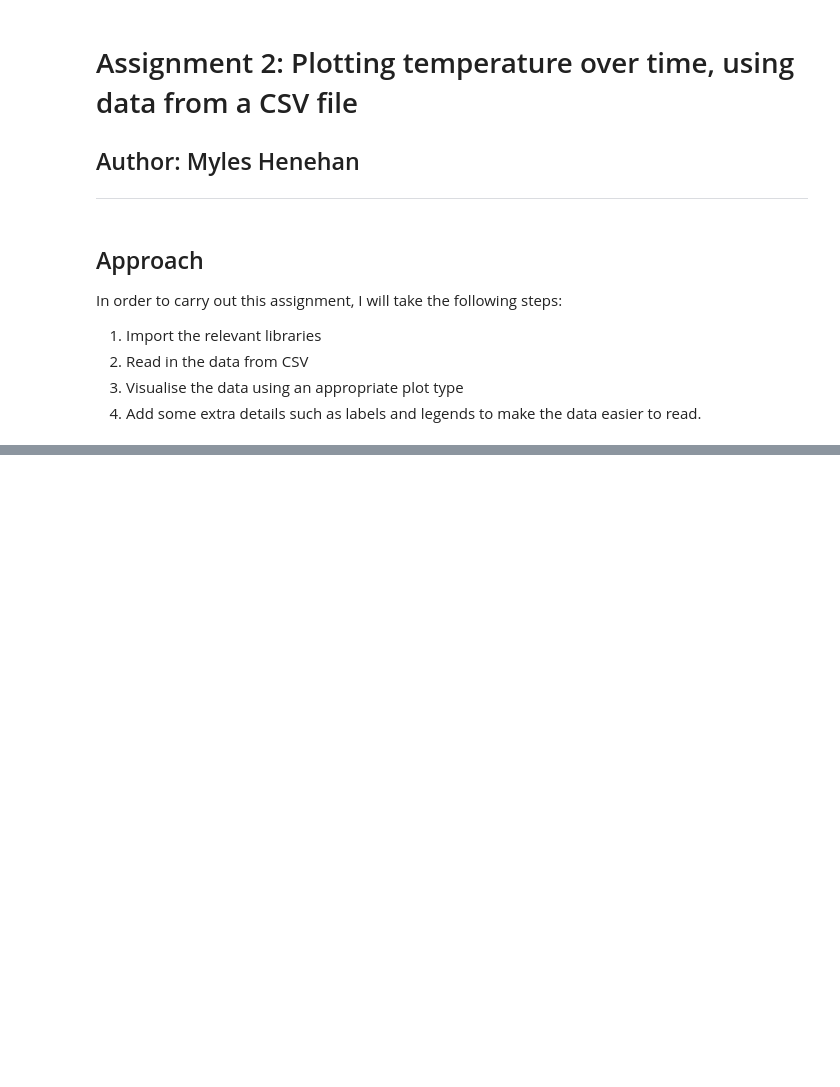
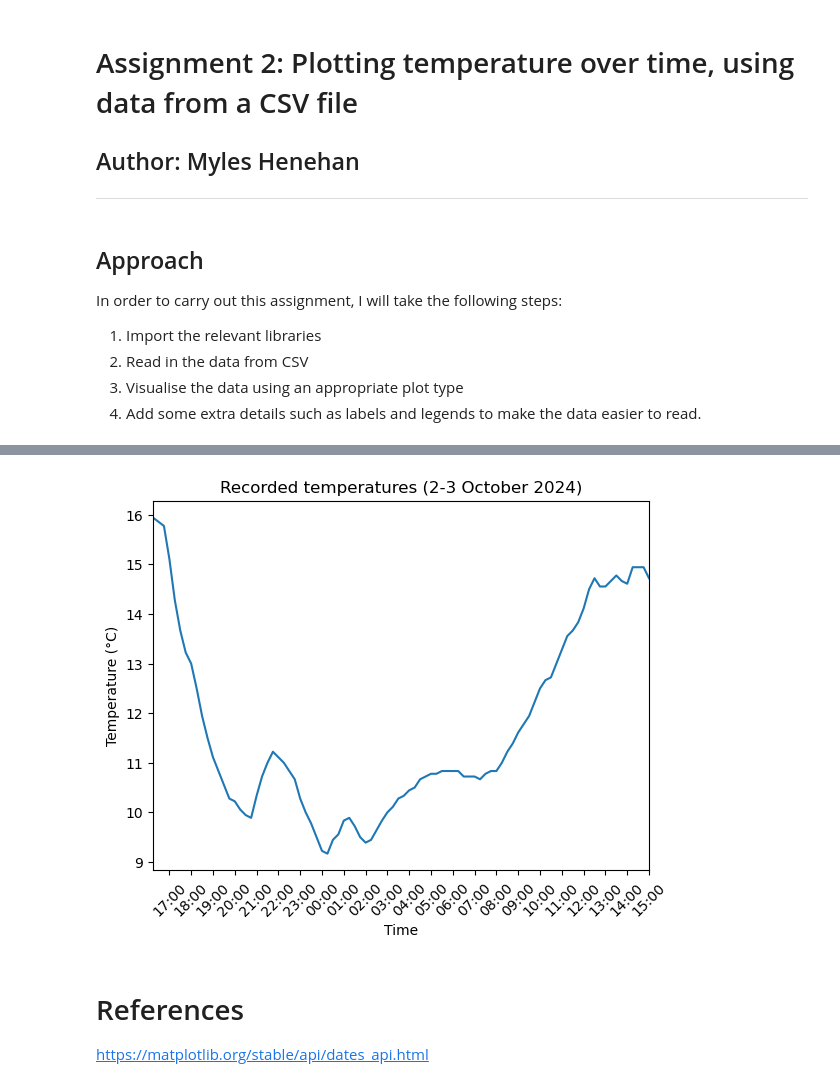
Before and after one commit to MylesHenehan/pfda, a Jupyter notebook: assignments/assignment2-weather.ipynb, the cells around one changed output, grey strips where cells are left out. Cells and saved outputs as stored; diff of their text form; code cells hidden in the pictures; blank space fills up the shorter version.

Commit message:
assignment finished but could be improved at a later date

```diff
--- a/assignments/assignment2-weather.ipynb
+++ b/assignments/assignment2-weather.ipynb
@@ -43,0 +17,12 @@ ax.scatter(timevalues, temperatures)
+# %%
+# Reading in the csv file
+
+FILENAME = "weatherreadings1.csv"
+
+df = pd.read_csv(FILENAME)
+
+# Checking it's been read in correctly
+df.info()
+# reportStartDateTime is an object, so I want to convert this to date-time format
+time = pd.to_datetime(df['reportStartDateTime'])
+temp = df['dryBulbTemperature_Celsius']
@@ -43,0 +47,33 @@ ax.scatter(timevalues, temperatures)
+# %%
+#Plotting our 2 lists against each other
+
+fig, ax = plt.subplots()
+ax.plot(time, temp)
+
+
+# Adding labels and Title
+
+ax.set_xlabel('Time')
+ax.set_ylabel('Temperature (°C)')
+ax.set_title('Recorded temperatures (2-3 October 2024)')
+
+import matplotlib.dates as mdates
+# Formatting the x-axis with major ticks every hour
+ax.xaxis.set_major_locator(mdates.HourLocator())  # Major ticks every hour
+ax.xaxis.set_major_formatter(mdates.DateFormatter('%H:%M'))  # Format tick labels as Hour:Minute
+
+# Rotate the x-axis labels for better readability
+plt.xticks(rotation=45)
+
+# Set limits
+
+starttime = time[0]
+endtime = time[len(time)-1]
+ax.set_xlim(pd.Timestamp(starttime), pd.Timestamp(endtime))
+plt.show()
+# %% [output]
+[figure, added]
+# %% [markdown]
+# References
+
+https://matplotlib.org/stable/api/dates_api.html
```
Also changed, not shown: parts of 4 cells of this notebook.
